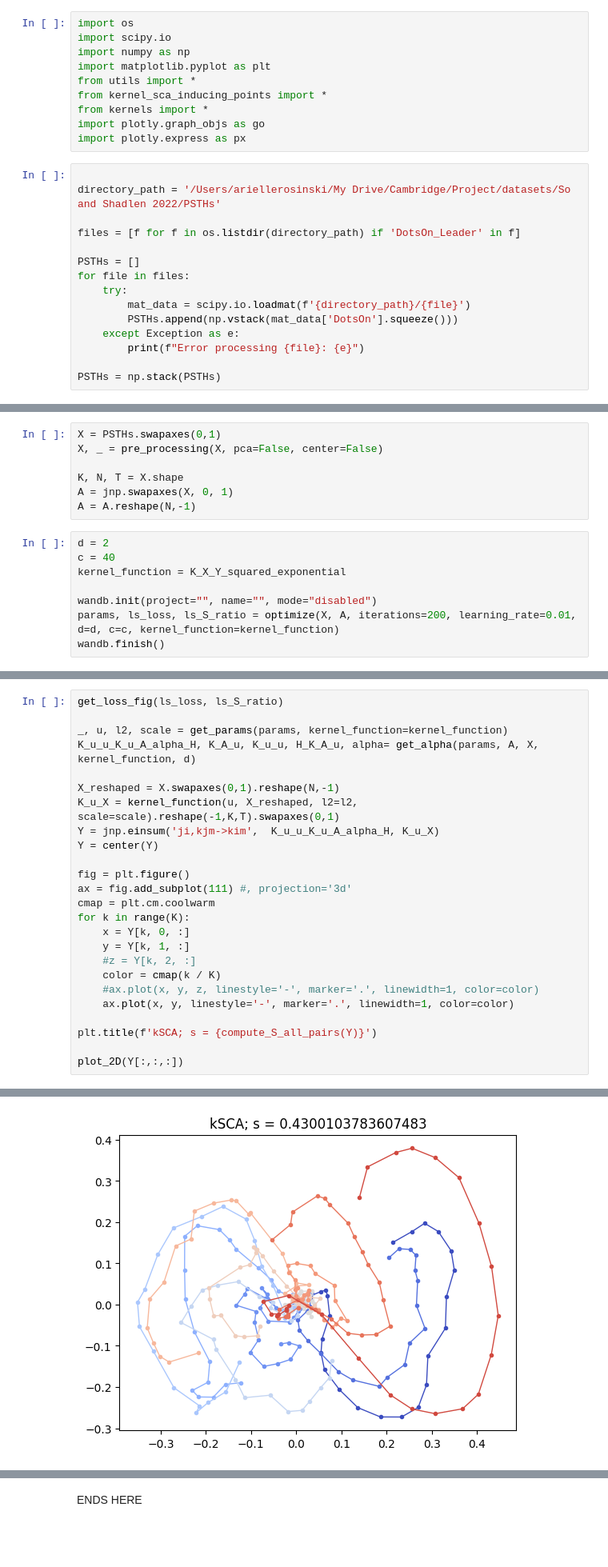
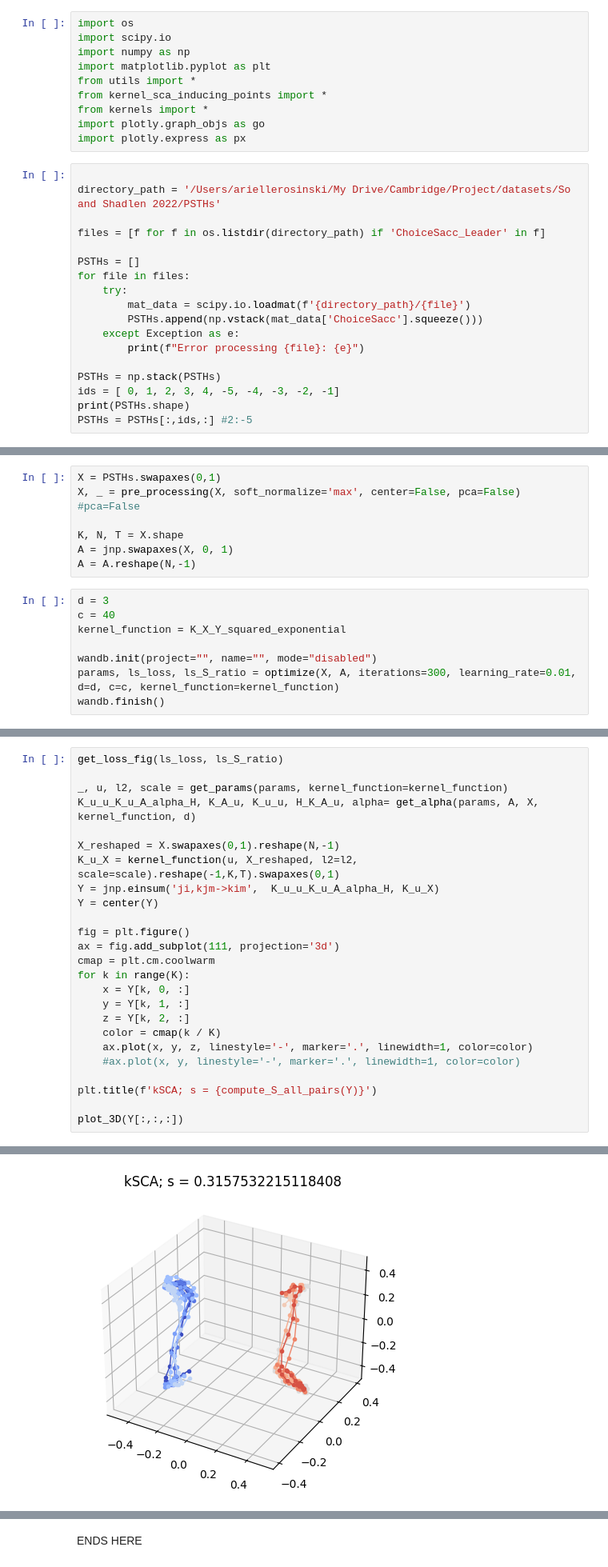
Before and after one commit to ArielleRosinski/SCA_project, a Jupyter notebook: decision_making.ipynb, the cells around one changed output, grey strips where cells are left out. Shown: that part at 80% size. Cells and saved outputs as stored; diff of their text form; blank space fills up the shorter version.

```diff
--- a/decision_making.ipynb
+++ b/decision_making.ipynb
@@ -12,15 +12,18 @@ import plotly.express as px
 
 directory_path = '/Users/ariellerosinski/My Drive/Cambridge/Project/datasets/So and Shadlen 2022/PSTHs'
 
-files = [f for f in os.listdir(directory_path) if 'DotsOn_Leader' in f]
+files = [f for f in os.listdir(directory_path) if 'ChoiceSacc_Leader' in f]
 
 PSTHs = []
 for file in files:
     try:
         mat_data = scipy.io.loadmat(f'{directory_path}/{file}')
-        PSTHs.append(np.vstack(mat_data['DotsOn'].squeeze()))
+        PSTHs.append(np.vstack(mat_data['ChoiceSacc'].squeeze()))
     except Exception as e:
         print(f"Error processing {file}: {e}")
 
 PSTHs = np.stack(PSTHs)
+ids = [ 0, 1, 2, 3, 4, -5, -4, -3, -2, -1]
+print(PSTHs.shape)
+PSTHs = PSTHs[:,ids,:] #2:-5
 # %% [output]
@@ -41,16 +47,16 @@ for k in range(K):
 # %%
 X = PSTHs.swapaxes(0,1)
-X, _ = pre_processing(X, pca=False, center=False)
+X, _ = pre_processing(X, soft_normalize='max', center=False, pca=False) #pca=False
 
 K, N, T = X.shape
 A = jnp.swapaxes(X, 0, 1)
 A = A.reshape(N,-1)
 # %%
-d = 2
+d = 3
 c = 40
 kernel_function = K_X_Y_squared_exponential
 
 wandb.init(project="", name="", mode="disabled")
-params, ls_loss, ls_S_ratio = optimize(X, A, iterations=200, learning_rate=0.01, d=d, c=c, kernel_function=kernel_function)
+params, ls_loss, ls_S_ratio = optimize(X, A, iterations=300, learning_rate=0.01, d=d, c=c, kernel_function=kernel_function)
 wandb.finish()
 # %% [output]
@@ -87,17 +89,17 @@ Y = jnp.einsum('ji,kjm->kim',  K_u_u_K_u_A_alpha_H, K_u_X)
 Y = center(Y)
 
 fig = plt.figure()
-ax = fig.add_subplot(111) #, projection='3d'
+ax = fig.add_subplot(111, projection='3d')
 cmap = plt.cm.coolwarm
 for k in range(K):
     x = Y[k, 0, :]
     y = Y[k, 1, :]
-    #z = Y[k, 2, :]
+    z = Y[k, 2, :]
     color = cmap(k / K)
-    #ax.plot(x, y, z, linestyle='-', marker='.', linewidth=1, color=color)
-    ax.plot(x, y, linestyle='-', marker='.', linewidth=1, color=color)
+    ax.plot(x, y, z, linestyle='-', marker='.', linewidth=1, color=color)
+    #ax.plot(x, y, linestyle='-', marker='.', linewidth=1, color=color)
 
 plt.title(f'kSCA; s = {compute_S_all_pairs(Y)}')
 
-plot_2D(Y[:,:,:])
+plot_3D(Y[:,:,:])
 # %% [output]
@@ -105 +107 @@ plot_2D(Y[:,:,:])
-[figure, old version]
+[figure, new version]
```
Also changed, not shown: parts of 10 cells of this notebook, 3 other files.
